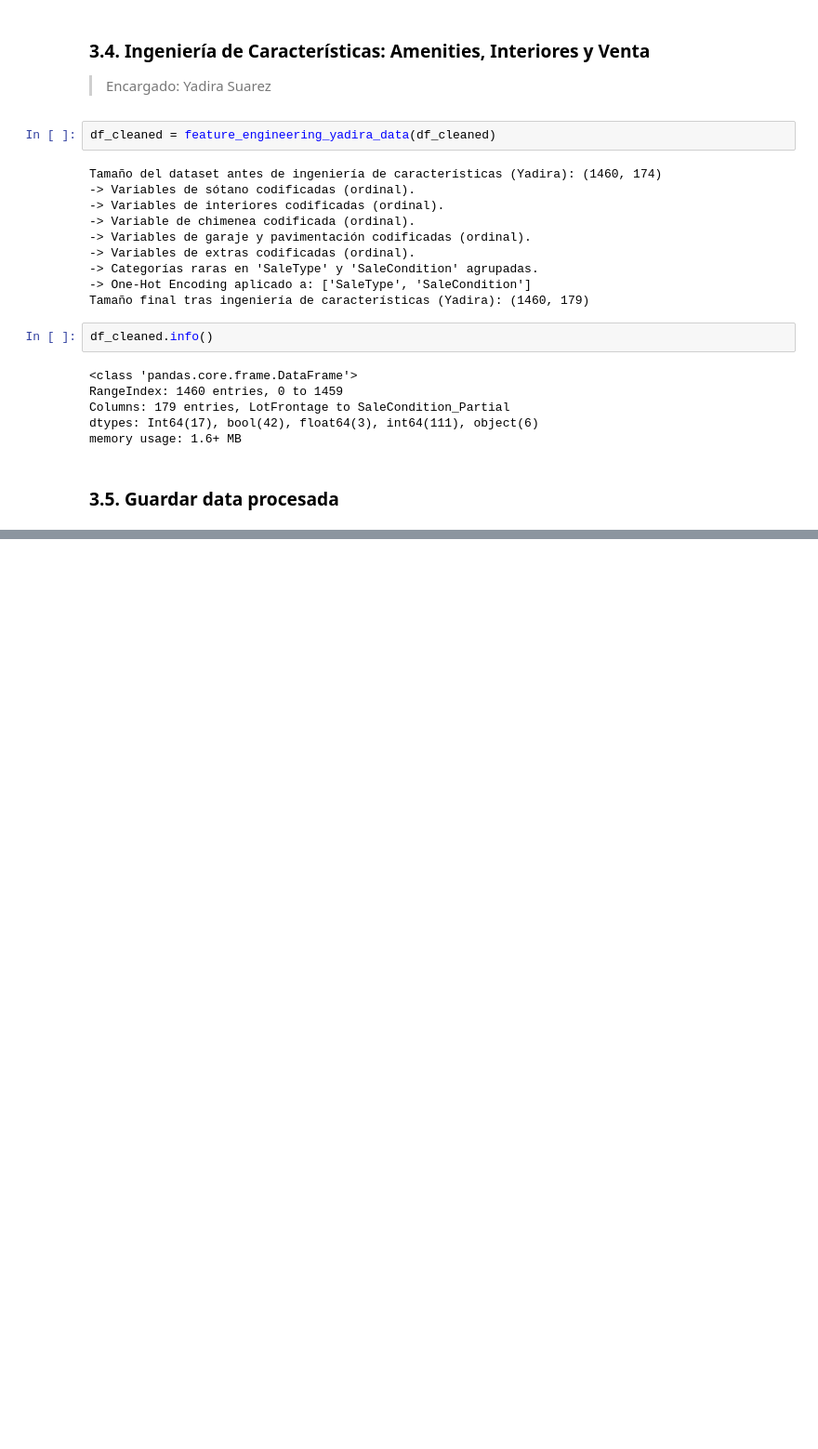
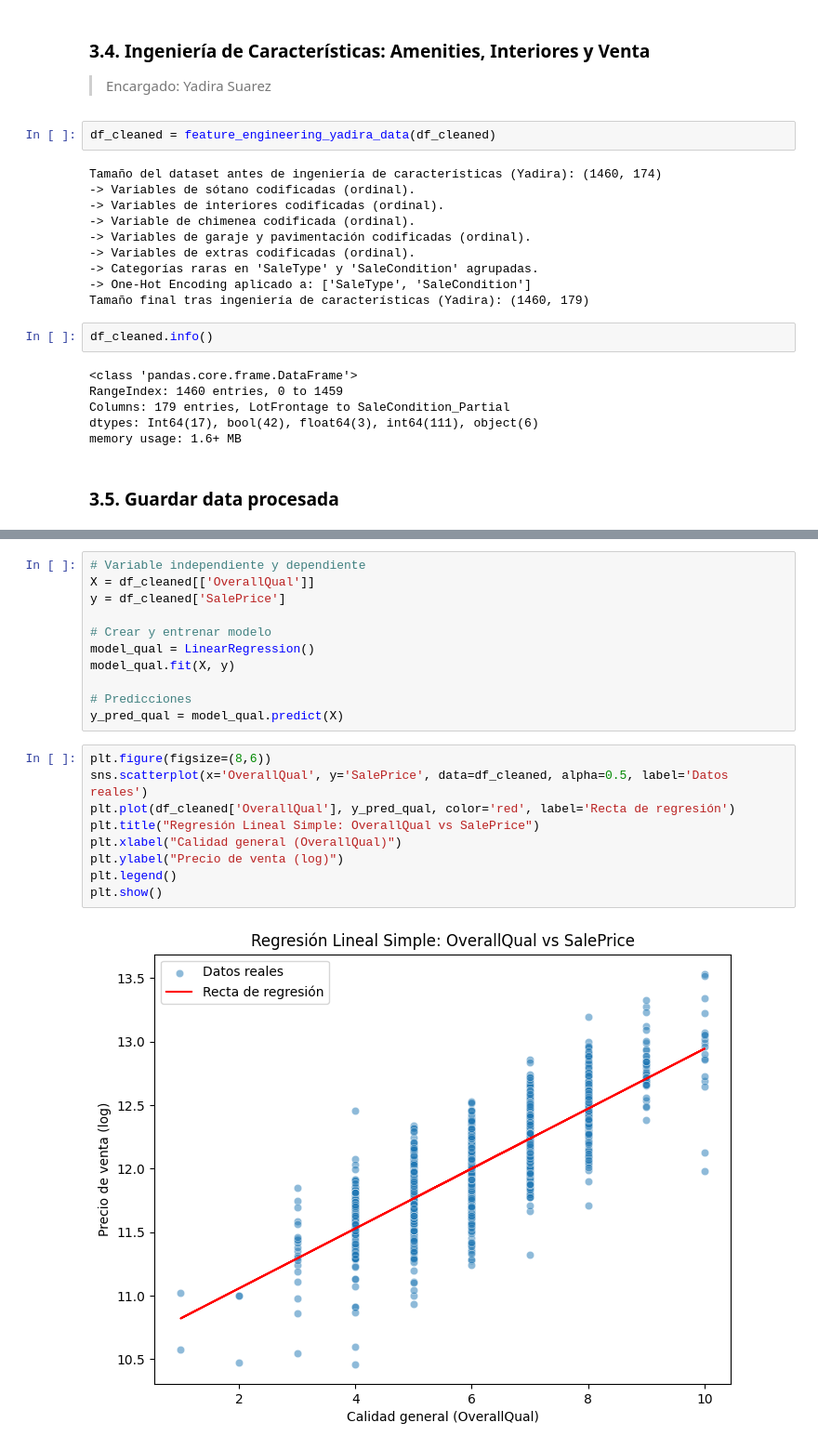
Before and after one commit to Club-CIAP/PreCIAP_2PAO_2025_Grupo2, a Jupyter notebook: notebooks/1.1-g2-notebook.ipynb, the cells around one changed output, grey strips where cells are left out. Shown at 93% size. Saved outputs shown, nothing was run; the diff lists cells and outputs as text; blank space fills up the shorter version.

```diff
--- a/notebooks/1.1-g2-notebook.ipynb
+++ b/notebooks/1.1-g2-notebook.ipynb
@@ -424,0 +460,22 @@ dtype: float64
+# %%
+# Variable independiente y dependiente
+X = df_cleaned[['OverallQual']]
+y = df_cleaned['SalePrice']
+
+# Crear y entrenar modelo
+model_qual = LinearRegression()
+model_qual.fit(X, y)
+
+# Predicciones
+y_pred_qual = model_qual.predict(X)
+# %%
+plt.figure(figsize=(8,6))
+sns.scatterplot(x='OverallQual', y='SalePrice', data=df_cleaned, alpha=0.5, label='Datos reales')
+plt.plot(df_cleaned['OverallQual'], y_pred_qual, color='red', label='Recta de regresión')
+plt.title("Regresión Lineal Simple: OverallQual vs SalePrice")
+plt.xlabel("Calidad general (OverallQual)")
+plt.ylabel("Precio de venta (log)")
+plt.legend()
+plt.show()
+# %% [output]
+[figure, added]
```
Also changed, not shown: parts of 37 cells of this notebook.
